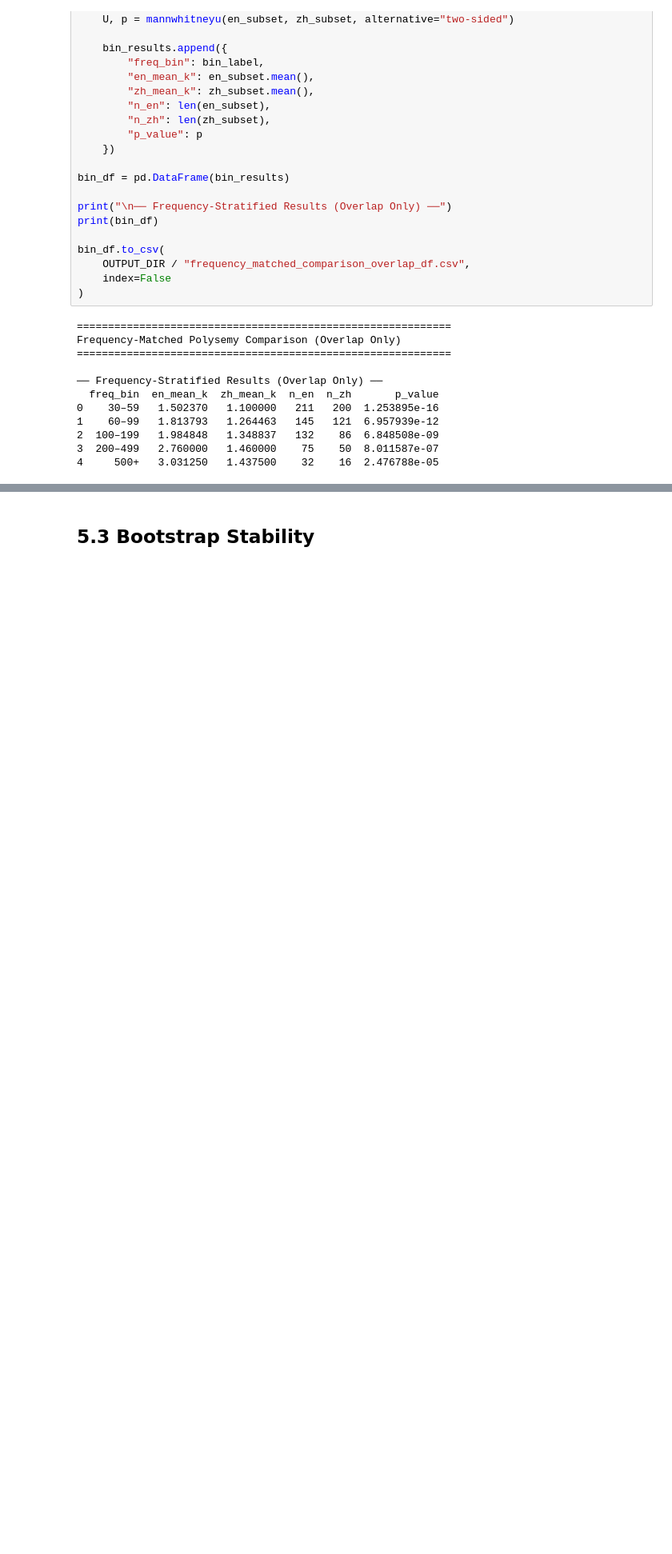
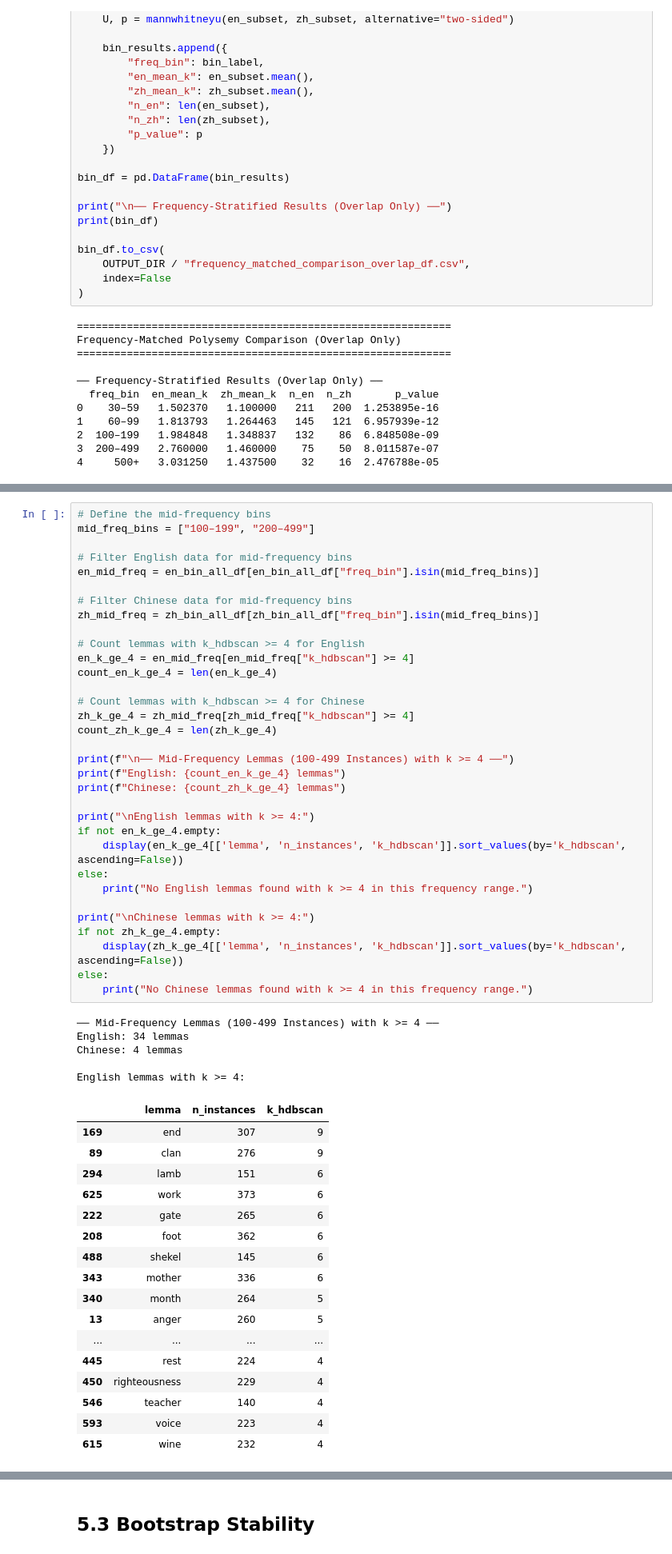
Before and after one commit to changsin/polysemy_xlang_wsi, a Jupyter notebook: notebooks/polysemy_robustness_checks.ipynb, the cells around one changed output, grey strips where cells are left out. Shown at 80% size. Drawn from its saved outputs; the diff is of its cells as text; blank space fills up the shorter version.

```diff
--- a/notebooks/polysemy_robustness_checks.ipynb
+++ b/notebooks/polysemy_robustness_checks.ipynb
@@ -200,0 +352,56 @@ Frequency-Matched Polysemy Comparison (Overlap Only)
+# %%
+# Define the mid-frequency bins
+mid_freq_bins = ["100–199", "200–499"]
+
+# Filter English data for mid-frequency bins
+en_mid_freq = en_bin_all_df[en_bin_all_df["freq_bin"].isin(mid_freq_bins)]
+
+# Filter Chinese data for mid-frequency bins
+zh_mid_freq = zh_bin_all_df[zh_bin_all_df["freq_bin"].isin(mid_freq_bins)]
+
+# Count lemmas with k_hdbscan >= 4 for English
+en_k_ge_4 = en_mid_freq[en_mid_freq["k_hdbscan"] >= 4]
+count_en_k_ge_4 = len(en_k_ge_4)
+
+# Count lemmas with k_hdbscan >= 4 for Chinese
+zh_k_ge_4 = zh_mid_freq[zh_mid_freq["k_hdbscan"] >= 4]
+count_zh_k_ge_4 = len(zh_k_ge_4)
+
+print(f"\n── Mid-Frequency Lemmas (100-499 Instances) with k >= 4 ──")
+print(f"English: {count_en_k_ge_4} lemmas")
+print(f"Chinese: {count_zh_k_ge_4} lemmas")
+
+print("\nEnglish lemmas with k >= 4:")
+if not en_k_ge_4.empty:
+    display(en_k_ge_4[['lemma', 'n_instances', 'k_hdbscan']].sort_values(by='k_hdbscan', ascending=False))
+else:
+    print("No English lemmas found with k >= 4 in this frequency range.")
+
+print("\nChinese lemmas with k >= 4:")
+if not zh_k_ge_4.empty:
+    display(zh_k_ge_4[['lemma', 'n_instances', 'k_hdbscan']].sort_values(by='k_hdbscan', ascending=False))
+else:
+    print("No Chinese lemmas found with k >= 4 in this frequency range.")
+# %% [output]
+── Mid-Frequency Lemmas (100-499 Instances) with k >= 4 ──
+English: 34 lemmas
+Chinese: 4 lemmas
+
+English lemmas with k >= 4:
+|  | lemma | n_instances | k_hdbscan |
+| 169 | end | 307 | 9 |
+| 89 | clan | 276 | 9 |
+| 294 | lamb | 151 | 6 |
+| 625 | work | 373 | 6 |
+| 222 | gate | 265 | 6 |
+| 208 | foot | 362 | 6 |
+| 488 | shekel | 145 | 6 |
+| 343 | mother | 336 | 6 |
+| 340 | month | 264 | 5 |
+| 13 | anger | 260 | 5 |
+| ... | ... | ... | ... |
+| 445 | rest | 224 | 4 |
+| 450 | righteousness | 229 | 4 |
+| 546 | teacher | 140 | 4 |
+| 593 | voice | 223 | 4 |
+| 615 | wine | 232 | 4 |
```
Also changed, not shown: parts of 10 cells of this notebook.
